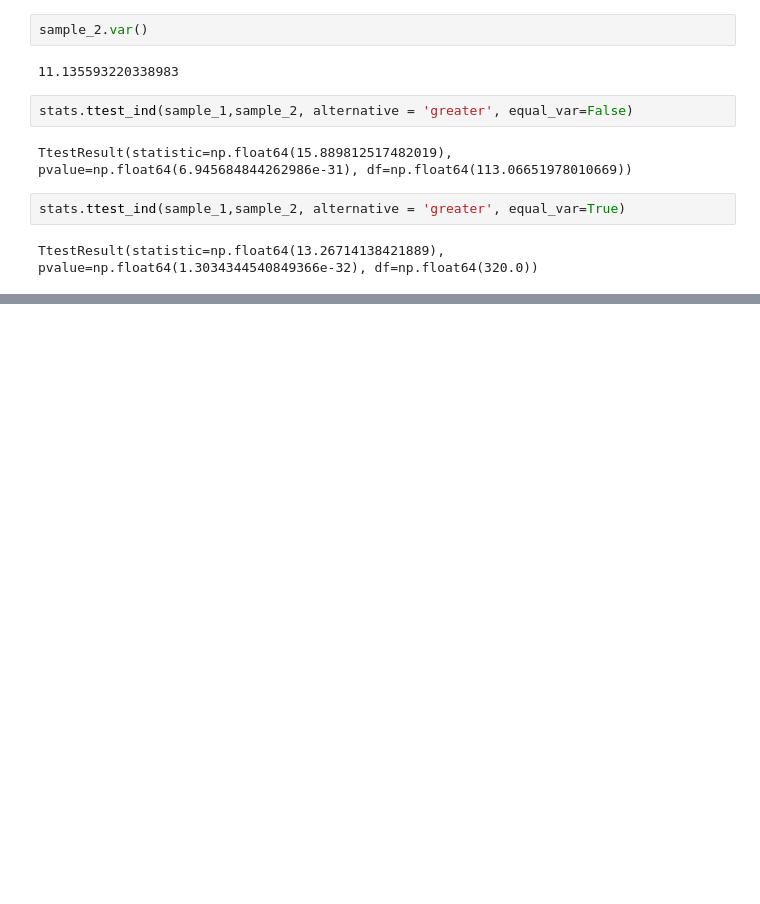
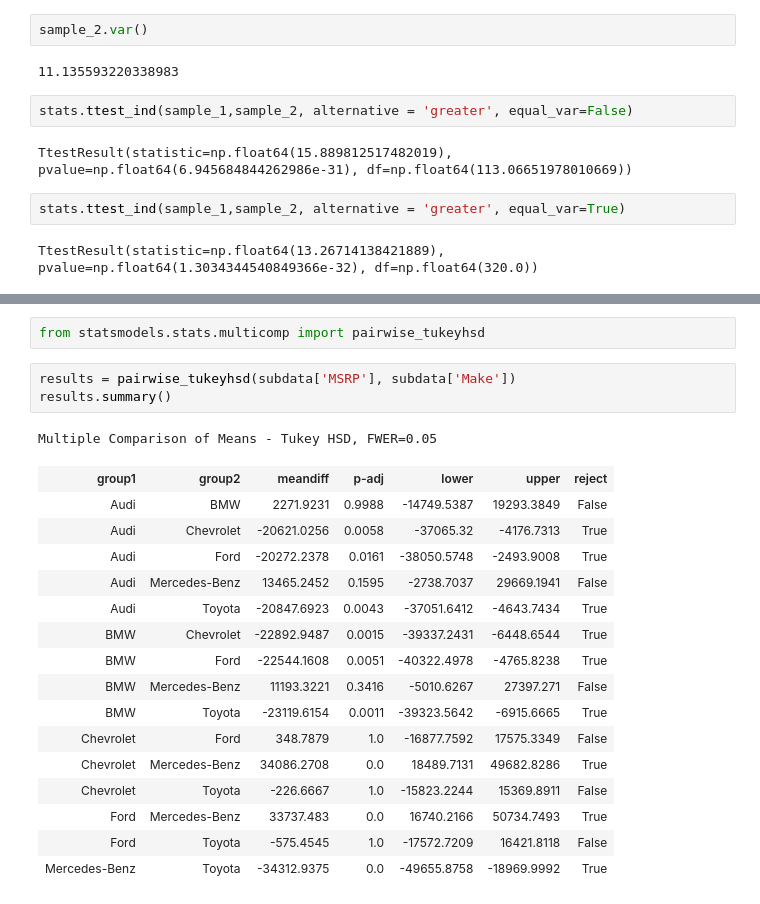
Before and after one commit to Kanakbaghel/DS_learning_path, a Jupyter notebook: Theory & Tools/01. Math & Statistics/Notebooks/Inferential Stats - 2.ipynb, the cells around one changed output, grey strips where cells are left out. Drawn from its saved outputs; the diff is of its cells as text; blank space fills up the shorter version.

```diff
--- a/Theory & Tools/01. Math & Statistics/Notebooks/Inferential Stats - 2.ipynb
+++ b/Theory & Tools/01. Math & Statistics/Notebooks/Inferential Stats - 2.ipynb
@@ -420,0 +535,23 @@ TtestResult(statistic=np.float64(13.26714138421889), pvalue=np.float64(1.3034344
+# %%
+from statsmodels.stats.multicomp import pairwise_tukeyhsd
+# %%
+results = pairwise_tukeyhsd(subdata['MSRP'], subdata['Make'])
+results.summary()
+# %% [output]
+Multiple Comparison of Means - Tukey HSD, FWER=0.05
+| group1 | group2 | meandiff | p-adj | lower | upper | reject |
+| Audi | BMW | 2271.9231 | 0.9988 | -14749.5387 | 19293.3849 | False |
+| Audi | Chevrolet | -20621.0256 | 0.0058 | -37065.32 | -4176.7313 | True |
+| Audi | Ford | -20272.2378 | 0.0161 | -38050.5748 | -2493.9008 | True |
+| Audi | Mercedes-Benz | 13465.2452 | 0.1595 | -2738.7037 | 29669.1941 | False |
+| Audi | Toyota | -20847.6923 | 0.0043 | -37051.6412 | -4643.7434 | True |
+| BMW | Chevrolet | -22892.9487 | 0.0015 | -39337.2431 | -6448.6544 | True |
+| BMW | Ford | -22544.1608 | 0.0051 | -40322.4978 | -4765.8238 | True |
+| BMW | Mercedes-Benz | 11193.3221 | 0.3416 | -5010.6267 | 27397.271 | False |
+| BMW | Toyota | -23119.6154 | 0.0011 | -39323.5642 | -6915.6665 | True |
+| Chevrolet | Ford | 348.7879 | 1.0 | -16877.7592 | 17575.3349 | False |
+| Chevrolet | Mercedes-Benz | 34086.2708 | 0.0 | 18489.7131 | 49682.8286 | True |
+| Chevrolet | Toyota | -226.6667 | 1.0 | -15823.2244 | 15369.8911 | False |
+| Ford | Mercedes-Benz | 33737.483 | 0.0 | 16740.2166 | 50734.7493 | True |
+| Ford | Toyota | -575.4545 | 1.0 | -17572.7209 | 16421.8118 | False |
+| Mercedes-Benz | Toyota | -34312.9375 | 0.0 | -49655.8758 | -18969.9992 | True |
```
Also changed, not shown: parts of 19 cells of this notebook.
